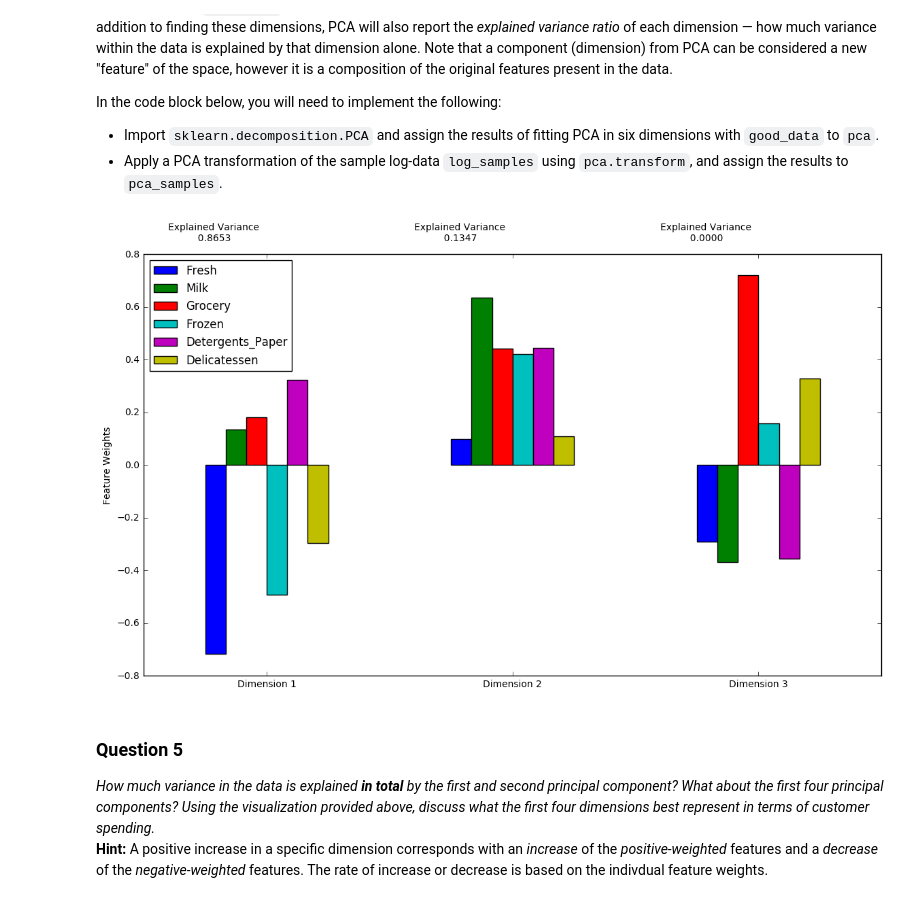
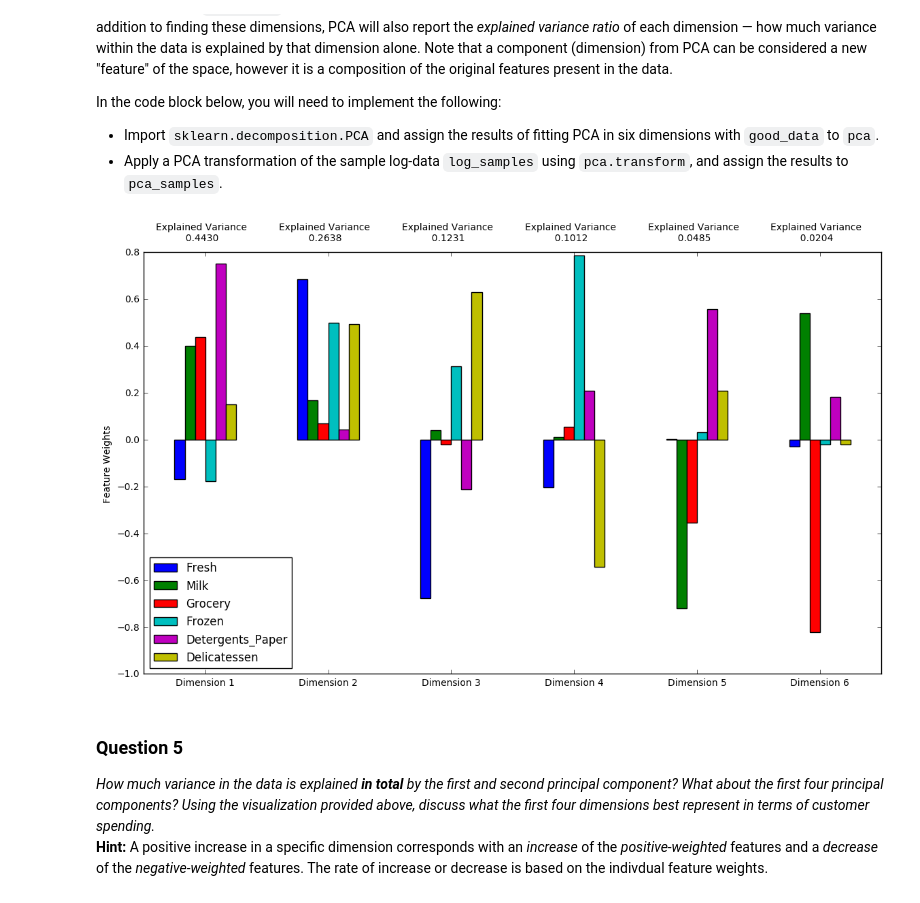
Before and after one commit to dwang68/machine-learning, a Jupyter notebook: projects/creating_customer_segments/customer_segments.ipynb, the cells around one changed output. Drawn from its saved outputs; the diff is of its cells as text; code cells hidden in the pictures.

```diff
--- a/projects/creating_customer_segments/customer_segments.ipynb
+++ b/projects/creating_customer_segments/customer_segments.ipynb
@@ -181,6 +180,7 @@ In the code block below, you will need to implement the following:
 Once you have performed this implementation, the dataset will be stored in the variable `good_data`.
 # %%
 # For each feature find the data points with extreme high or low values
+
 for feature in log_data.keys():
 
     # TODO: Calculate Q1 (25th percentile of the data) for the given feature
@@ -196,9 +196,34 @@ for feature in log_data.keys():
     print "Data points considered outliers for the feature '{}':".format(feature)
     display(log_data[~((log_data[feature] >= Q1 - step) & (log_data[feature] <= Q3 + step))])
 
+# Create an array of all outliers
+
+all_outliers = {}
+for index, row in log_data.iterrows():
+    for feature in log_data.keys():
+        # TODO: Calculate Q1 (25th percentile of the data) for the given feature
+        Q1 = np.percentile(log_data[feature], 25)
+
+        # TODO: Calculate Q3 (75th percentile of the data) for the given feature
+        Q3 = np.percentile(log_data[feature], 75)
+
+        # TODO: Use the interquartile range to calculate an outlier step (1.5 times the interquartile range)
+        step = 1.5 * (Q3 - Q1)
+        if(row[feature] > (Q3 + step) or row[feature] < (Q1 - step)):
+            if index in all_outliers:
+                all_outliers[index] += 1
+            else:
+                all_outliers[index] = 1
+print all_outliers
+
 # OPTIONAL: Select the indices for data points you wish to remove
-outliers  = [38, 57, 65, 66, 75, 81, 86, 95, 96, 98, 109, 128, 137, 142, 145, 154, 161, 171, 175, 183, 184, 187, 193, 203, 218, 233, 264, 285, 289, 304,305,325, 338,343,353,355,356,357,412,420, 429, 439]
-#outliers = []
+#outliers  = [38, 57, 65, 66, 75, 81, 86, 95, 96, 98, 109, 128, 137, 142, 145, 154, 161, 171, 175, 183, 184, 187, 193, 203, 218, 233, 264, 285, 289, 304,305,325, 338,343,353,355,356,357,412,420, 429, 439]
+outliers = []
+for key, value in all_outliers.iteritems():
+    if value > 1:
+        outliers.append(key)
+print "repeated outliers for different features: " + str(outliers)
+
 # Remove the outliers, if any were specified
 good_data = log_data.drop(log_data.index[outliers]).reset_index(drop = True)
 # %% [output]
@@ -281,15 +308,15 @@ In the code block below, you will need to implement the following:
 # %%
 # TODO: Apply PCA by fitting the good data with the same number of dimensions as features
 from sklearn.decomposition import PCA
 pca = PCA(n_components=6)
 
 # TODO: Transform the sample log-data using the PCA fit above
-pca_samples = pca.fit_transform(log_samples)
+pca_samples = pca.fit_transform(good_data)
 
 # Generate PCA results plot
 pca_results = rs.pca_results(good_data, pca)
 # %% [output]
-[figure, old version]
+[figure, new version]
 # %% [markdown]
 ### Question 5
 *How much variance in the data is explained* ***in total*** *by the first and second principal component? What about the first four principal components? Using the visualization provided above, discuss what the first four dimensions best represent in terms of customer spending.*
```
Also changed, not shown: parts of 16 cells of this notebook, 1 other file.
